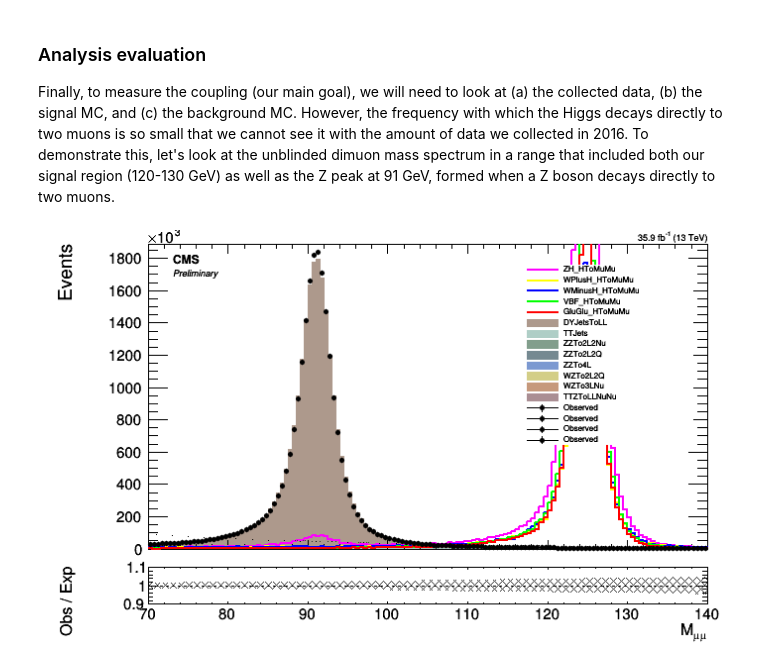
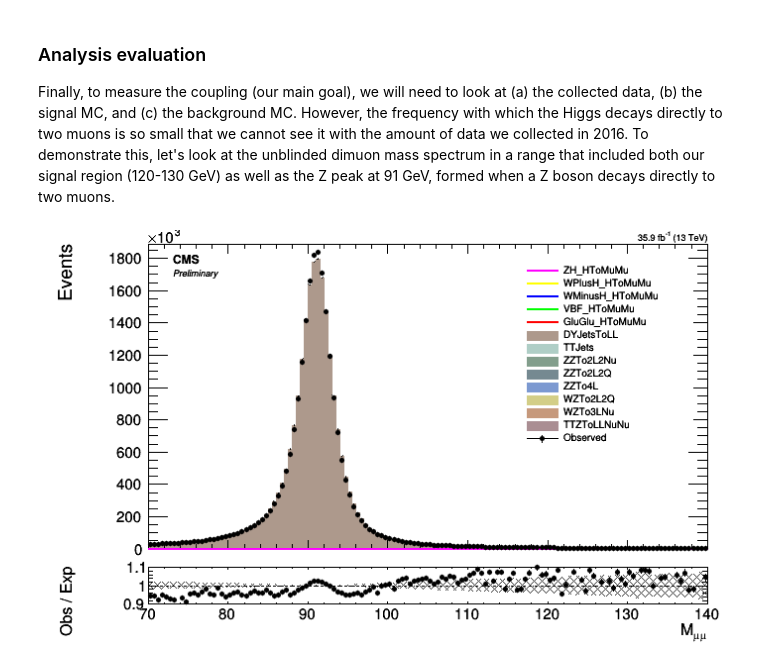
Before and after one commit to ektylr/Nov17Examples, a Jupyter notebook: Nov17_full.ipynb, the cells around one changed output. Drawn from its saved outputs; the diff is of its cells as text; code cells hidden in the pictures.

```diff
--- a/Nov17_full.ipynb
+++ b/Nov17_full.ipynb
@@ -160,6 +160,10 @@ c_width, c_height = 700, 450
 
 
 hists = { d : {} for d in sig_list+bkg_list+['data']}
+# add unscaled signals for end plot
+for d in sig_list:
+    hists[d+'_u'] = {}
+
 discrim_vars = [
     'hMuPt',
     'hDiMuPt',
@@ -338,7 +348,7 @@ canv5 = ROOT.TCanvas(varname,varname,c_width,c_height)
 canv5.cd()
 
 # stack backgrounds
-stack5 = ROOT.THStack('stack','stack')
+stack5 = ROOT.THStack('stack5','stack5')
 for d in reversed(bkg_list):
     stack5.Add(hists[d][varname])
 
@@ -449,13 +458,19 @@ stackZ.GetYaxis().SetLabelSize(0.05)
 #stackZ.SetMaximum(100000000)
 stackZ.GetXaxis().SetRangeUser(70.,140.)
 
-# draw signals
-for d in reversed(sig_list):
-    hists[d][varname].Draw('hist same')
+# draw regular-scaled signals
+for i,d in enumerate(sig_list):
+    h_u = d_sig[i].get_hist('categories/{v}_cat00'.format(v=v))
+    h_u.SetTitle(d)
+    h_u.SetFillColor(0)
+    h_u.SetLineColor(2+i)
+    h_u.SetLineWidth(2)
+    h_u.Scale(d_sig[i].get_scale(lumi))
+    h_u.Draw('hist same')
 
 # staterr for stack
 stackZ.GetHistogram().GetXaxis().SetLabelOffset(999)
-staterr = stack.GetStack().Last().Clone('{0}_staterr'.format(stack.GetName))
+staterr = stackZ.GetStack().Last().Clone('{0}_staterr'.format(stackZ.GetName))
 staterr.SetFillColor(ROOT.kGray+3)
 staterr.SetLineColor(ROOT.kGray+3)
 staterr.SetLineWidth(0)
@@ -465,6 +480,12 @@ staterr.Draw('e2 same')
 h_data.Draw('ex0 same')
 
 # make the legend
+legend = ROOT.TLegend(0.7,  0.35,  0.95,  0.89,'','NDC')
+legend.SetTextFont(42)
+legend.SetBorderSize(0)
+legend.SetFillColor(0)
+for entry in entries:
+    legend.AddEntry(*entry)
 legend.AddEntry(h_data,h_data.GetTitle(),'lep')
 legend.Draw()
 
@@ -473,7 +494,7 @@ CMS_lumi.CMS_lumi(plotpad,period_int,lumipos)
 
 
 # the ratio portion for stack
-denom = stack.GetStack().Last().Clone('denom')
+denom = stackZ.GetStack().Last().Clone('denom')
 ratiostaterr = denom.Clone('{0}_ratiostaterr'.format(denom.GetName))
 ratiostaterr.SetStats(0)
 ratiostaterr.SetTitle('')
@@ -504,31 +525,31 @@ for i in range(denom.GetNbinsX()+2):
 ratiostaterr.SetXTitle(xtitle)
 
 unityargs = [70.,1,140.,1]
 ratiounity = ROOT.TLine(*unityargs)
 ratiounity.SetLineStyle(2)
 
 # ratio for data
 dataratio = h_data.Clone('ratio_{0}'.format(h_data.GetName()))
 for b in range(h_data.GetNbinsX()):
     nVal = h_data.GetBinContent(b+1)
     nErr = h_data.GetBinError(b+1)
     dVal = denom.GetBinContent(b+1)
     if dVal>1e-6:
         val = nVal/dVal
         err = nErr/dVal
     else:
         val = 0
         err = 0
     dataratio.SetBinContent(b+1,val)
     dataratio.SetBinError(b+1,err)
 
 # draw ratio
 if ratiopad != ROOT.TVirtualPad.Pad(): ratiopad.cd()
 ratiostaterr.Draw('e2')
 ratiostaterr.GetXaxis().SetRangeUser(70.,140.)
 ratiounity.Draw('same')
 dataratio.Draw('0P same')
 
 canvZ.Draw()
 # %% [output]
-[figure, old version]
+[figure, new version]
```
Also changed, not shown: parts of 13 cells of this notebook.
